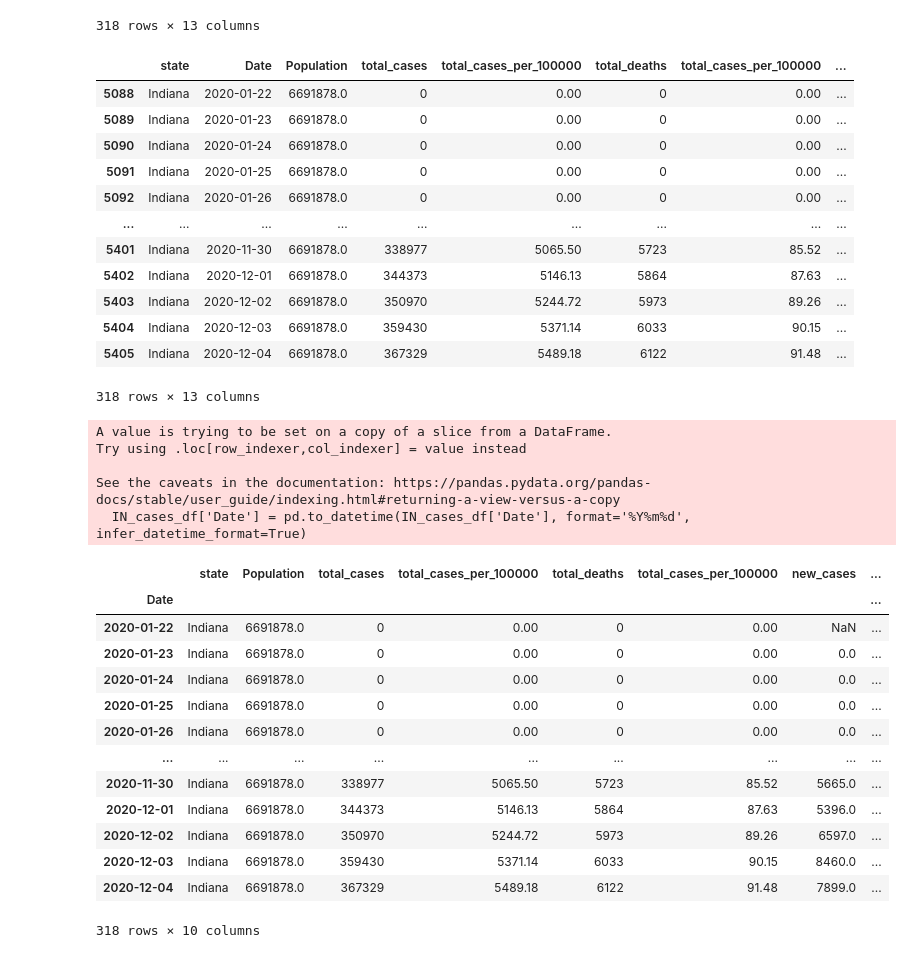
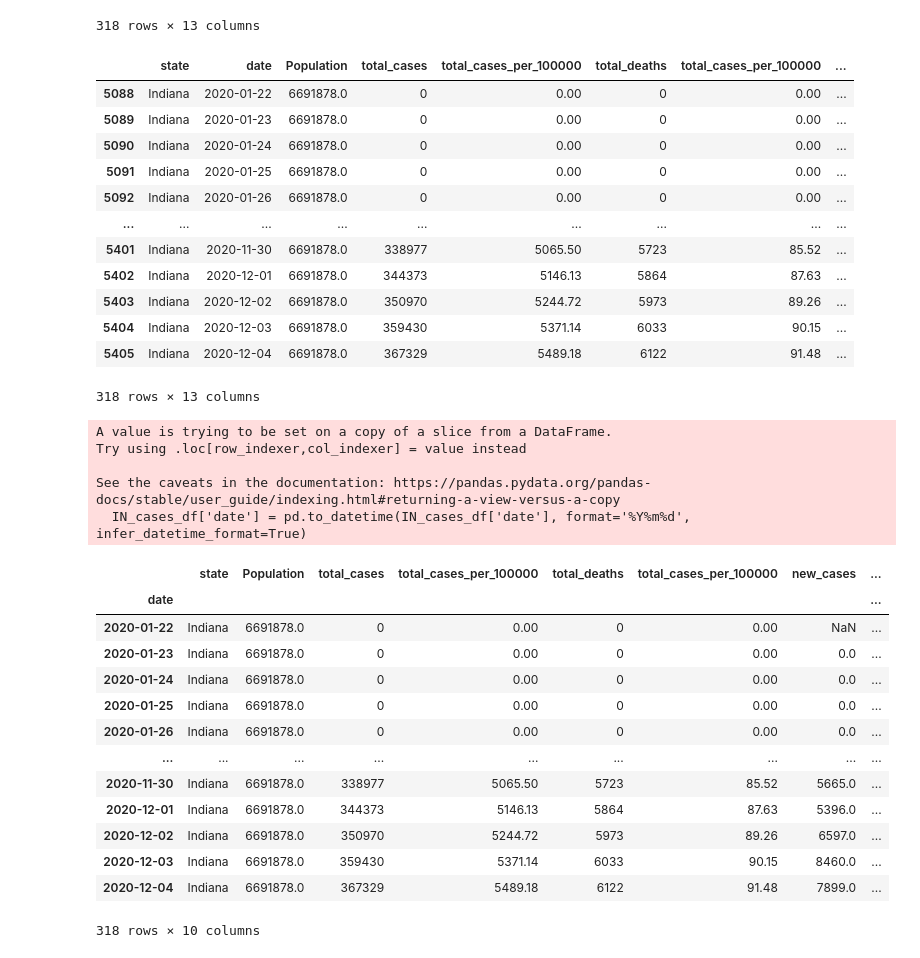
Before and after one commit to Mquinton28/ETL-Project-Group5, a Jupyter notebook: Resources/dataset_IN_johnhopkins.ipynb, the cells around one changed output. Drawn from its saved outputs; the diff is of its cells as text; code cells hidden in the pictures.

Commit message:
Updated johns hopkins to make date lower case

```diff
--- a/Resources/dataset_IN_johnhopkins.ipynb
+++ b/Resources/dataset_IN_johnhopkins.ipynb
@@ -34,16 +34,16 @@ IN_cases_df
 | 5405 | Indiana | 2020-12-04 | 6691878.0 | 367329 | 5489.18 | 6122 | ... |
 318 rows × 13 columns
 # %%
-IN_cases_df = IN_cases_df.rename(columns={'date': 'Date',
+IN_cases_df = IN_cases_df.rename(columns={
                           'total_population': 'Population',
                           'cumulative_cases': 'total_cases',
                           'cumulative_cases_per_100_000': 'total_cases_per_100000',
                           'cumulative_deaths': 'total_deaths',
                           'cumulative_deaths_per_100_000': 'total_cases_per_100000'
                          })
 IN_cases_df
 # %% [output]
-|  | state | Date | Population | total_cases | total_cases_per_100000 | total_deaths | total_cases_per_100000 | ... |
+|  | state | date | Population | total_cases | total_cases_per_100000 | total_deaths | total_cases_per_100000 | ... |
 | 5088 | Indiana | 2020-01-22 | 6691878.0 | 0 | 0.00 | 0 | 0.00 | ... |
 | 5089 | Indiana | 2020-01-23 | 6691878.0 | 0 | 0.00 | 0 | 0.00 | ... |
 | 5090 | Indiana | 2020-01-24 | 6691878.0 | 0 | 0.00 | 0 | 0.00 | ... |
@@ -60,18 +60,18 @@ IN_cases_df
 # Drop columns we do not need
 IN_cases_df = IN_cases_df.drop(columns=['new_cases_7_day_rolling_avg', 'new_deaths_7_day_rolling_avg'])
 # %%
-IN_cases_df['Date'] = pd.to_datetime(IN_cases_df['Date'], format='%Y%m%d', infer_datetime_format=True)
+IN_cases_df['date'] = pd.to_datetime(IN_cases_df['date'], format='%Y%m%d', infer_datetime_format=True)
 # %% [output]
 A value is trying to be set on a copy of a slice from a DataFrame.
 Try using .loc[row_indexer,col_indexer] = value instead
 
 See the caveats in the documentation: https://pandas.pydata.org/pandas-docs/stable/user_guide/indexing.html#returning-a-view-versus-a-copy
-  IN_cases_df['Date'] = pd.to_datetime(IN_cases_df['Date'], format='%Y%m%d', infer_datetime_format=True)
+  IN_cases_df['date'] = pd.to_datetime(IN_cases_df['date'], format='%Y%m%d', infer_datetime_format=True)
 # %%
-IN_cases_df.set_index('Date')
+IN_cases_df.set_index('date')
 # %% [output]
 |  | state | Population | total_cases | total_cases_per_100000 | total_deaths | total_cases_per_100000 | new_cases | ... |
-| Date |  |  |  |  |  |  |  | ... |
+| date |  |  |  |  |  |  |  | ... |
 | 2020-01-22 | Indiana | 6691878.0 | 0 | 0.00 | 0 | 0.00 | NaN | ... |
 | 2020-01-23 | Indiana | 6691878.0 | 0 | 0.00 | 0 | 0.00 | 0.0 | ... |
 | 2020-01-24 | Indiana | 6691878.0 | 0 | 0.00 | 0 | 0.00 | 0.0 | ... |
```
Also changed, not shown: parts of 3 cells of this notebook.
